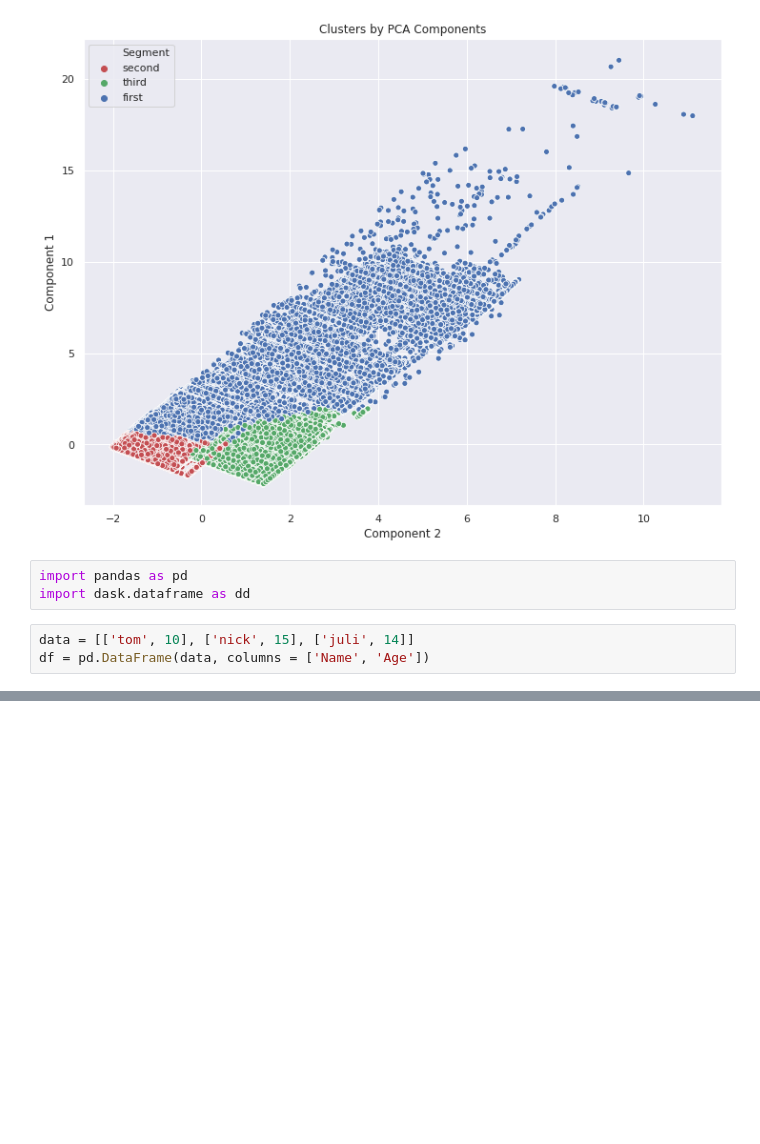
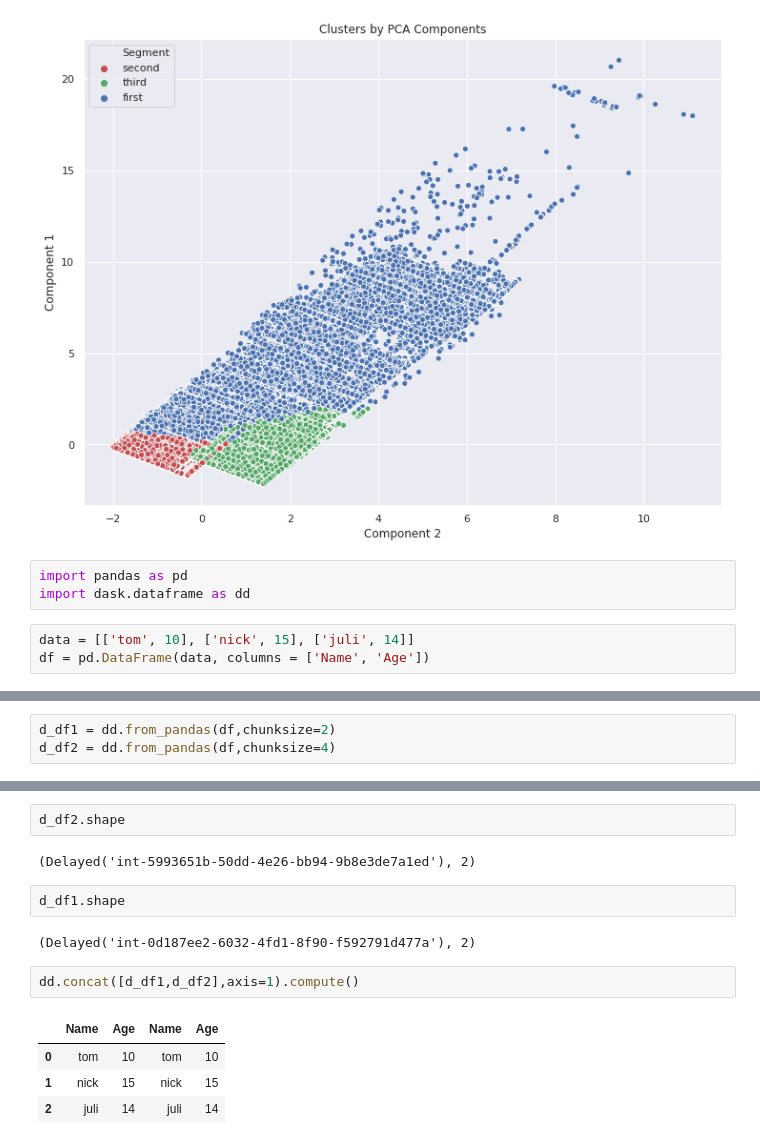
Before and after one commit to ddl-abishek/qe_dask, a Jupyter notebook: dspWorkflow/Dask_Clustering_K-Means_15_data.ipynb, the cells around one changed output, grey strips where cells are left out. Drawn from its saved outputs; the diff is of its cells as text; blank space fills up the shorter version.

```diff
--- a/dspWorkflow/Dask_Clustering_K-Means_15_data.ipynb
+++ b/dspWorkflow/Dask_Clustering_K-Means_15_data.ipynb
@@ -385,0 +389,3 @@ TypeError: __init__() missing 3 required positional arguments: 'name', 'meta', a
+# %%
+d_df1 = dd.from_pandas(df,chunksize=2)
+d_df2 = dd.from_pandas(df,chunksize=4)
@@ -385,0 +401,15 @@ TypeError: __init__() missing 3 required positional arguments: 'name', 'meta', a
+# %%
+d_df2.shape
+# %% [output]
+(Delayed('int-5993651b-50dd-4e26-bb94-9b8e3de7a1ed'), 2)
+# %%
+d_df1.shape
+# %% [output]
+(Delayed('int-0d187ee2-6032-4fd1-8f90-f592791d477a'), 2)
+# %%
+dd.concat([d_df1,d_df2],axis=1).compute()
+# %% [output]
+|  | Name | Age | Name | Age |
+| 0 | tom | 10 | tom | 10 |
+| 1 | nick | 15 | nick | 15 |
+| 2 | juli | 14 | juli | 14 |
```
Also changed, not shown: parts of 3 cells of this notebook, 3 other files.
